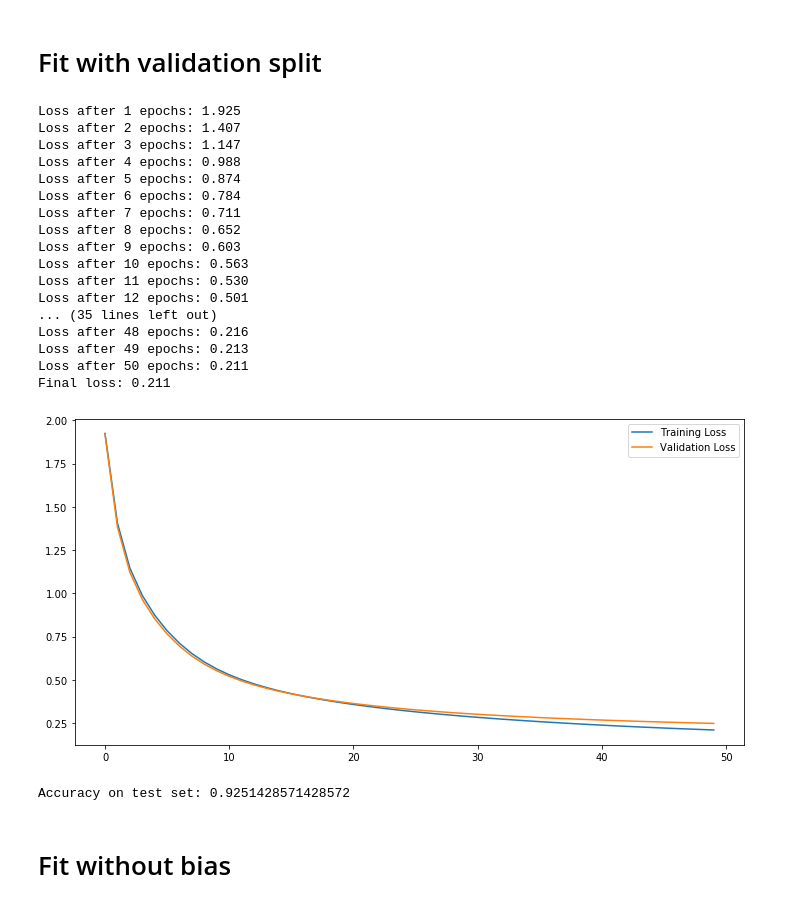
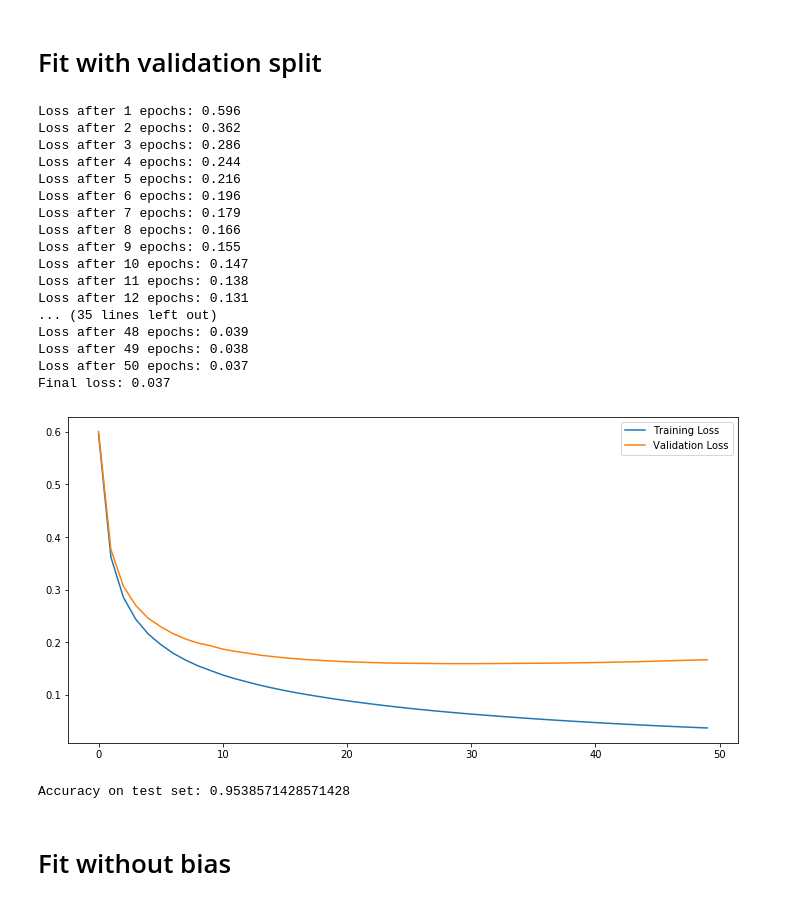
Before and after one commit to krzysztofspalinski/deep-learning-methods, a Jupyter notebook: problem-set-1/mnist_test.ipynb, the cells around one changed output. Saved outputs shown, nothing was run; the diff lists cells and outputs as text; code cells hidden in the pictures.

```diff
--- a/problem-set-1/mnist_test.ipynb
+++ b/problem-set-1/mnist_test.ipynb
@@ -35,8 +36,9 @@ NN = NeuralNetworkWrapper(784,
                           [50, 20, 20, 10],
                           ['relu', 'relu', 'relu', 'softmax'],
                           'max_likelihood_loss',
+                          optimizers.Optimizer(np.zeros((20, 64))),
                           0.005,
-                          500)
+                          64)
 
 NN.train(X_train, y_train, 25, 0)
 NN.plot_loss()
@@ -74,44 +76,45 @@ Accuracy on test set: 0.9118571428571428
 # %%
 NN2 = NeuralNetworkWrapper(784,
                           [50, 20, 20, 10],
                           ['relu', 'relu', 'relu', 'softmax'],
                           'max_likelihood_loss',
+                          optimizers.Optimizer(np.zeros((20, 64))),
                           0.005,
-                          500)
+                          64)
 NN2.train(X_train,
           y_train,
           50,
           0.1)
 NN2.plot_loss()
 
 y_hat = NN2.predict(X_test).T
 y_tmp = np.zeros_like(y_hat)
 y_tmp[np.arange(len(y_hat)), y_hat.argmax(1)] = 1
 y_hat = y_tmp
 
 accuracy = accuracy_score(y_test, y_hat)
 
 print(f'Accuracy on test set: {accuracy}')
 # %% [output]
-Loss after 1 epochs: 1.925
-Loss after 2 epochs: 1.407
-Loss after 3 epochs: 1.147
-Loss after 4 epochs: 0.988
-Loss after 5 epochs: 0.874
-Loss after 6 epochs: 0.784
-Loss after 7 epochs: 0.711
-Loss after 8 epochs: 0.652
-Loss after 9 epochs: 0.603
-Loss after 10 epochs: 0.563
-Loss after 11 epochs: 0.530
-Loss after 12 epochs: 0.501
+Loss after 1 epochs: 0.596
+Loss after 2 epochs: 0.362
+Loss after 3 epochs: 0.286
+Loss after 4 epochs: 0.244
+Loss after 5 epochs: 0.216
+Loss after 6 epochs: 0.196
+Loss after 7 epochs: 0.179
+Loss after 8 epochs: 0.166
+Loss after 9 epochs: 0.155
+Loss after 10 epochs: 0.147
+Loss after 11 epochs: 0.138
+Loss after 12 epochs: 0.131
 ... (35 lines left out)
-Loss after 48 epochs: 0.216
-Loss after 49 epochs: 0.213
-Loss after 50 epochs: 0.211
-Final loss: 0.211
+Loss after 48 epochs: 0.039
+Loss after 49 epochs: 0.038
+Loss after 50 epochs: 0.037
+Final loss: 0.037
-[figure, old version]
+[figure, new version]
-Accuracy on test set: 0.9251428571428572
+Accuracy on test set: 0.9538571428571428
 # %% [markdown]
 # Fit without bias
 # %%
```
Also changed, not shown: parts of 5 cells of this notebook, 3 other files.
